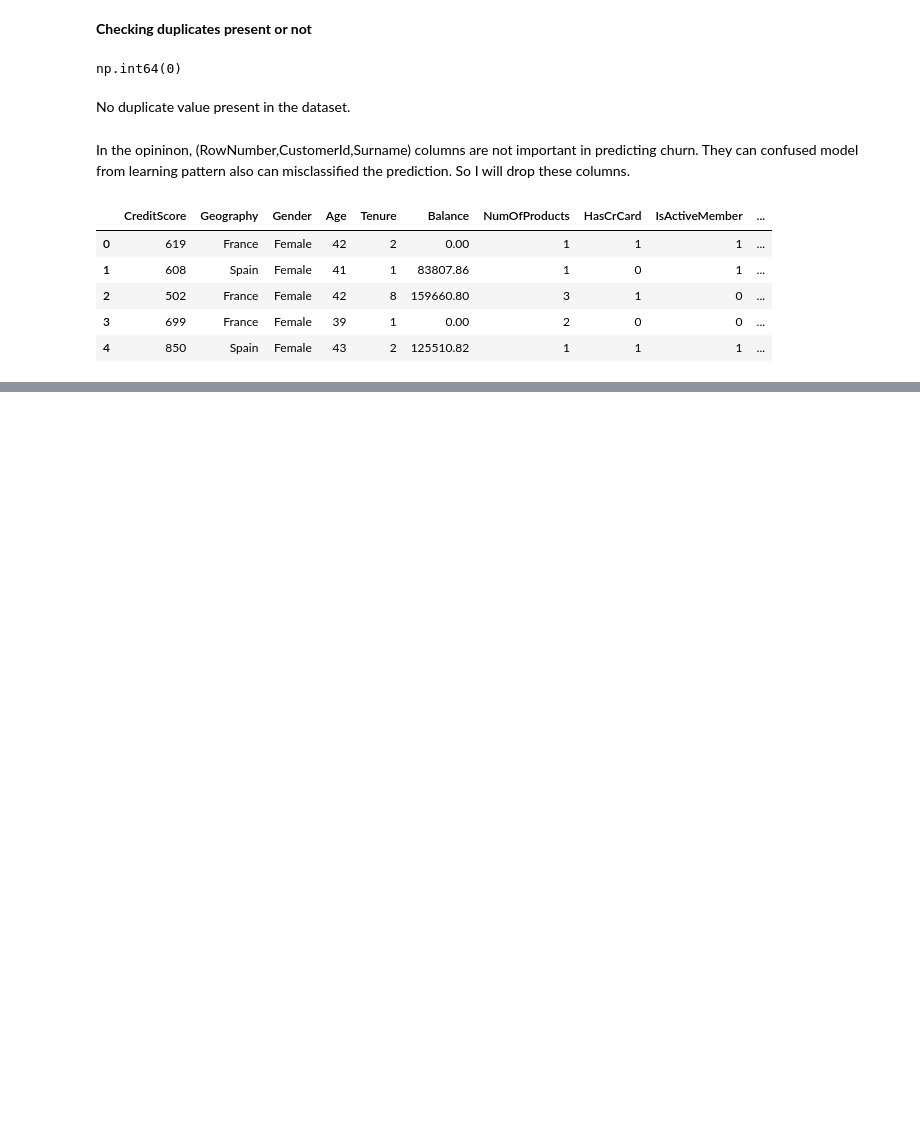
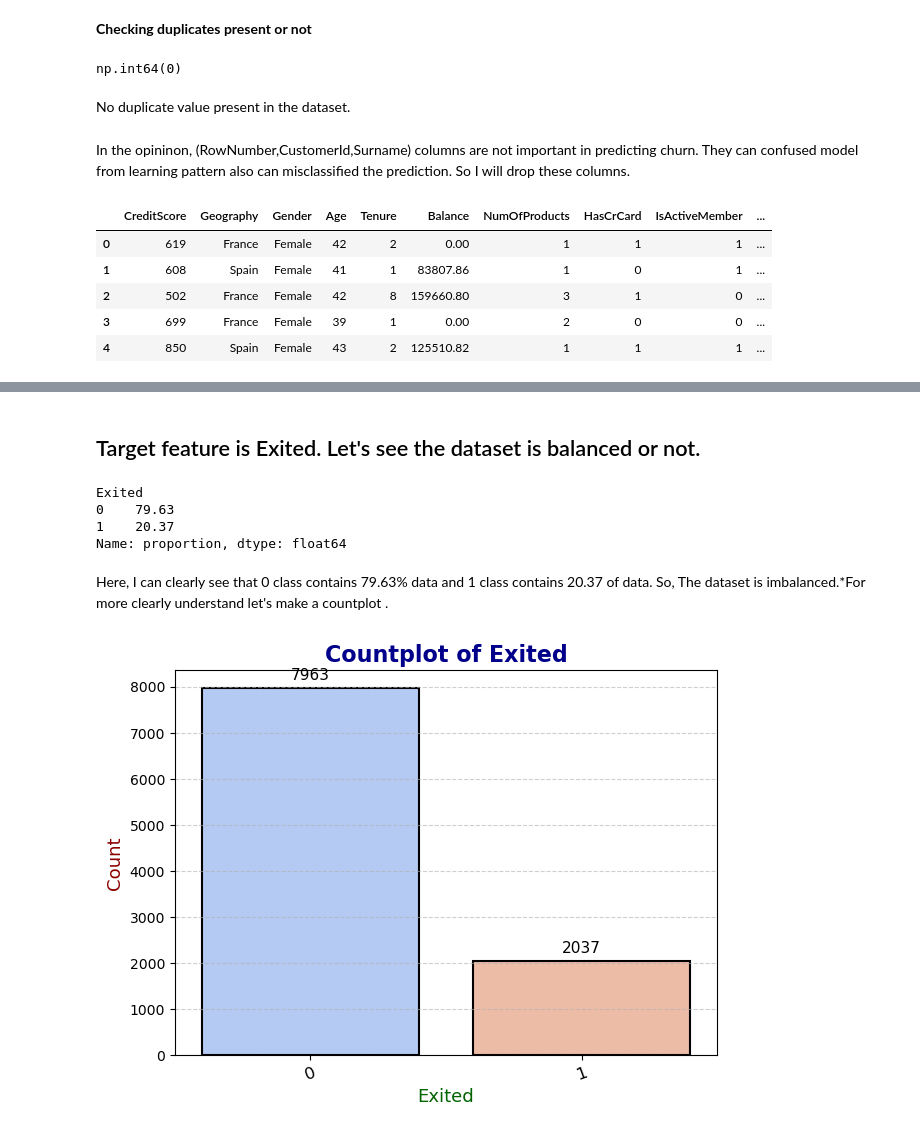
Before and after one commit to dinislamweb/Bank-Customer-Churn-Using-ANN, a Jupyter notebook: Bank Customer Churn using ANN.ipynb, the cells around one changed output, grey strips where cells are left out. Drawn from its saved outputs; the diff is of its cells as text; code cells hidden in the pictures; blank space fills up the shorter version.

Commit message:
dataset describe and class imbalance check and visualize part added

```diff
--- a/Bank Customer Churn using ANN.ipynb
+++ b/Bank Customer Churn using ANN.ipynb
@@ -71,0 +85,38 @@ df.head()
+# %% [markdown]
+## Target feature is Exited. Let's see the dataset is balanced or not.
+# %%
+df['Exited'].value_counts(normalize=True)*100
+# %% [output]
+Exited
+0    79.63
+1    20.37
+Name: proportion, dtype: float64
+# %% [markdown]
+Here, I can clearly see that 0 class contains 79.63% data and 1 class contains 20.37 of data. So, The dataset is imbalanced.*For more clearly understand let's make a countplot .
+# %%
+plt.figure(figsize=(7,5))
+ax = sns.countplot(
+    x=df['Exited'],
+    data=df,
+    palette="coolwarm",   # eye-catching color palette
+    edgecolor="black",    # bar border
+    linewidth=1.5
+)
+
+# Title & labels with styling
+plt.title("Countplot of Exited", fontsize=16, fontweight="bold", color="darkblue")
+plt.xlabel("Exited", fontsize=13, color="darkgreen")
+plt.ylabel("Count", fontsize=13, color="darkred")
+
+for container in ax.containers:
+    ax.bar_label(container, fontsize=11, color="black", padding=4)
+
+# Rotate x labels if needed
+plt.xticks(rotation=20, fontsize=12)
+
+# Add subtle grid
+plt.grid(axis="y", linestyle="--", alpha=0.6)
+
+plt.show()
+# %% [output]
+[figure, added]
```
Also changed, not shown: parts of 1 cell of this notebook.
